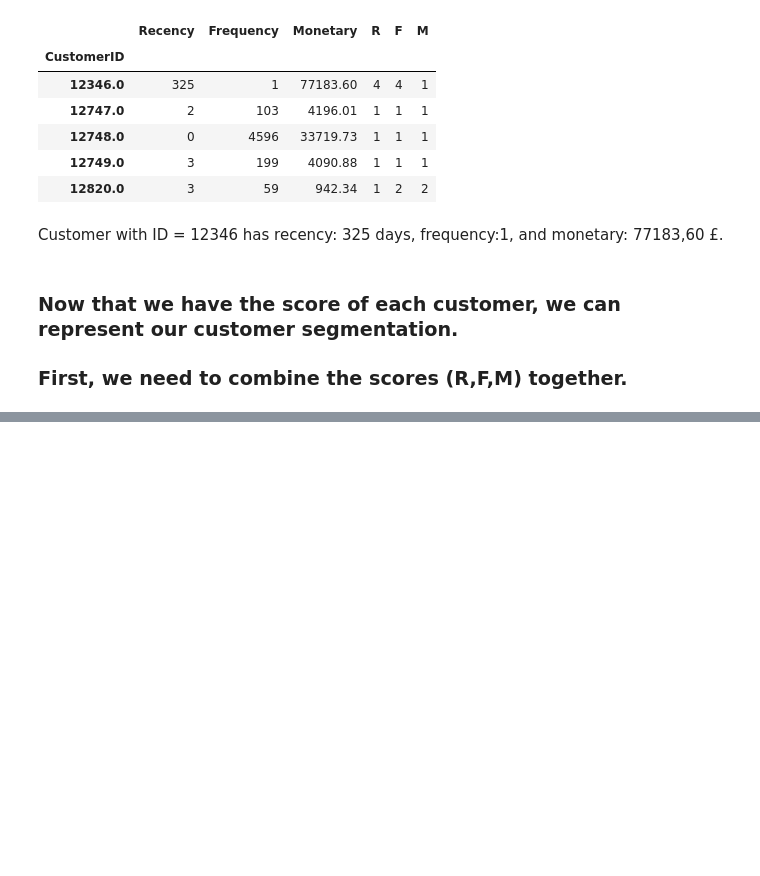
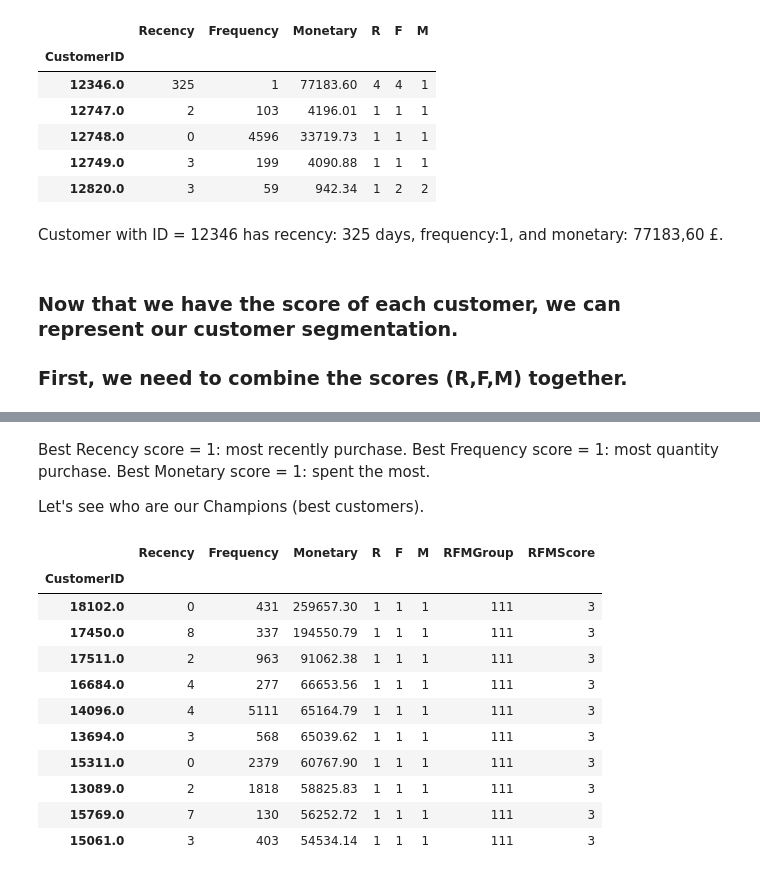
Before and after one commit to BiswajitPaul7/Online-Retail-Customer-Segmentation, a Jupyter notebook: Online_Retail_Customer_Segmentation_Solution_Capstone_Project.ipynb, the cells around one changed output, grey strips where cells are left out. Saved outputs shown, nothing was run; the diff lists cells and outputs as text; code cells hidden in the pictures; blank space fills up the shorter version.

```diff
--- a/Online_Retail_Customer_Segmentation_Solution_Capstone_Project.ipynb
+++ b/Online_Retail_Customer_Segmentation_Solution_Capstone_Project.ipynb
@@ -347,3 +347,10 @@ Customer with ID = 12346 has recency: 325 days, frequency:1, and monetary: 77183
 # %% [markdown]
 ### Now that we have the score of each customer, we can represent our customer segmentation.
 ### First, we need to combine the scores (R,F,M) together.
+# %%
+#Calculate and Add RFMGroup value column showing combined concatenated score of RFM
+RFMScores['RFMGroup'] = RFMScores.R.map(str) + RFMScores.F.map(str) + RFMScores.M.map(str)
+
+#Calculate and Add RFMScore value column showing total sum of RFMGroup values
+RFMScores['RFMScore'] = RFMScores[['R', 'F', 'M']].sum(axis = 1)
+RFMScores.head()
@@ -349,0 +365,19 @@ Customer with ID = 12346 has recency: 325 days, frequency:1, and monetary: 77183
+# %% [markdown]
+Best Recency score = 1: most recently purchase. Best Frequency score = 1: most quantity purchase. Best Monetary score = 1: spent the most.
+
+Let's see who are our Champions (best customers).
+# %%
+RFMScores[RFMScores['RFMGroup']=='111'].sort_values('Monetary', ascending=False).head(10)
+# %% [output]
+|  | Recency | Frequency | Monetary | R | F | M | RFMGroup | RFMScore |
+| CustomerID |  |  |  |  |  |  |  |  |
+| 18102.0 | 0 | 431 | 259657.30 | 1 | 1 | 1 | 111 | 3 |
+| 17450.0 | 8 | 337 | 194550.79 | 1 | 1 | 1 | 111 | 3 |
+| 17511.0 | 2 | 963 | 91062.38 | 1 | 1 | 1 | 111 | 3 |
+| 16684.0 | 4 | 277 | 66653.56 | 1 | 1 | 1 | 111 | 3 |
+| 14096.0 | 4 | 5111 | 65164.79 | 1 | 1 | 1 | 111 | 3 |
+| 13694.0 | 3 | 568 | 65039.62 | 1 | 1 | 1 | 111 | 3 |
+| 15311.0 | 0 | 2379 | 60767.90 | 1 | 1 | 1 | 111 | 3 |
+| 13089.0 | 2 | 1818 | 58825.83 | 1 | 1 | 1 | 111 | 3 |
+| 15769.0 | 7 | 130 | 56252.72 | 1 | 1 | 1 | 111 | 3 |
+| 15061.0 | 3 | 403 | 54534.14 | 1 | 1 | 1 | 111 | 3 |
```
Also changed, not shown: parts of 6 cells of this notebook.
